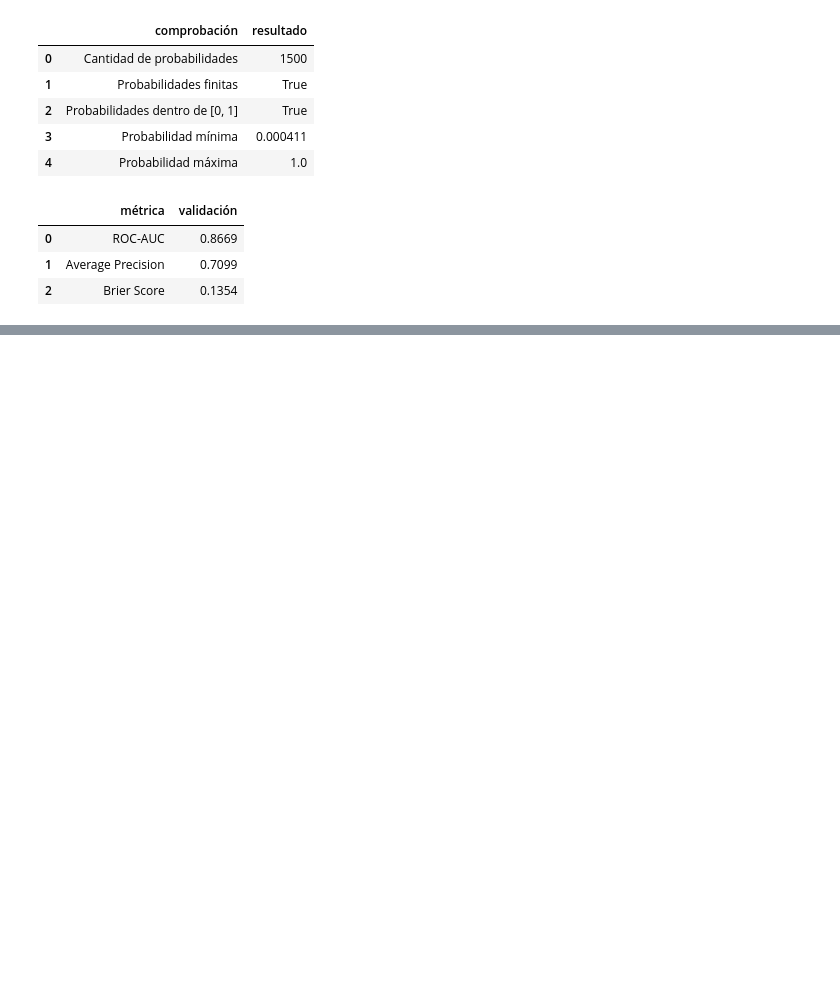
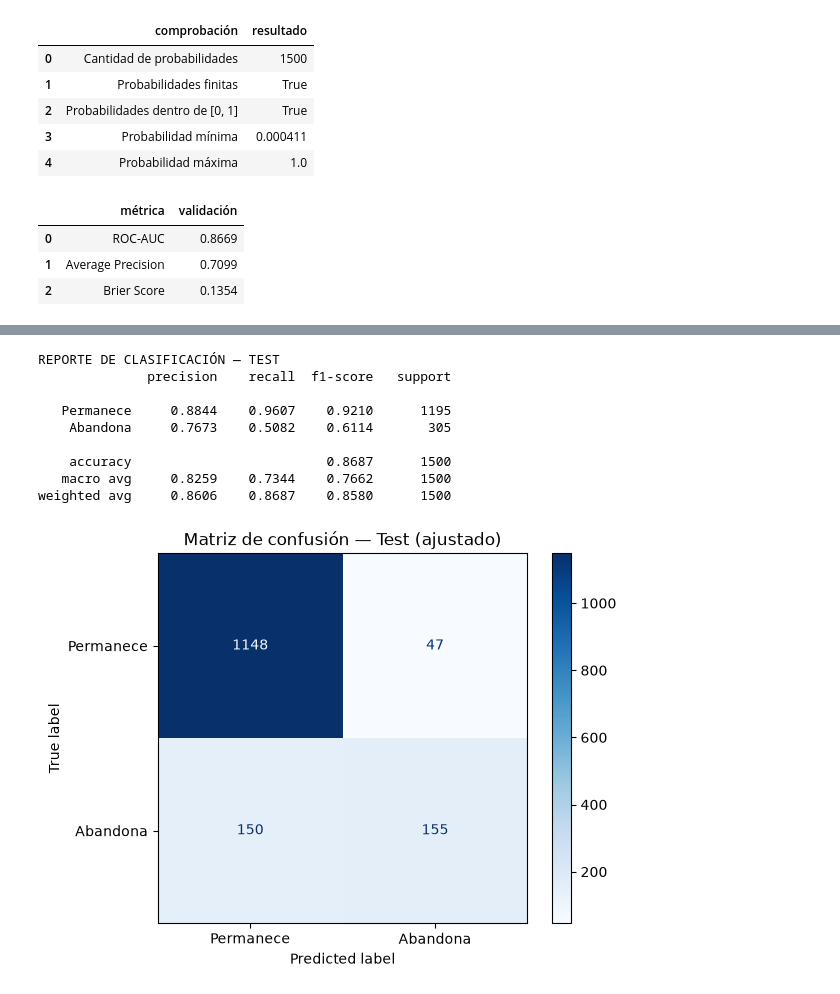
Before and after one commit to An2k24Dm/project-AI, a Jupyter notebook: notebooks/03_red_neuronal.ipynb, the cells around one changed output, grey strips where cells are left out. Drawn from its saved outputs; the diff is of its cells as text; code cells hidden in the pictures; blank space fills up the shorter version.

```diff
--- a/notebooks/03_red_neuronal.ipynb
+++ b/notebooks/03_red_neuronal.ipynb
@@ -440,0 +759,34 @@ display(validation_metrics.round(4))
+# %%
+y_test_pred = (
+    test_probabilities_adjusted >= 0.5
+).astype(int)
+
+print("REPORTE DE CLASIFICACIÓN — TEST")
+
+print(classification_report(
+    y_test_array.astype(int),
+    y_test_pred,
+    target_names=["Permanece", "Abandona"],
+    digits=4
+))
+
+ConfusionMatrixDisplay.from_predictions(
+    y_test_array.astype(int),
+    y_test_pred,
+    display_labels=["Permanece", "Abandona"],
+    cmap="Blues"
+)
+
+plt.title("Matriz de confusión — Test (ajustado)")
+plt.show()
+# %% [output]
+REPORTE DE CLASIFICACIÓN — TEST
+              precision    recall  f1-score   support
+
+   Permanece     0.8844    0.9607    0.9210      1195
+    Abandona     0.7673    0.5082    0.6114       305
+
+    accuracy                         0.8687      1500
+   macro avg     0.8259    0.7344    0.7662      1500
+weighted avg     0.8606    0.8687    0.8580      1500
+[figure, added]
```
Also changed, not shown: parts of 16 cells of this notebook, 20 other files.
